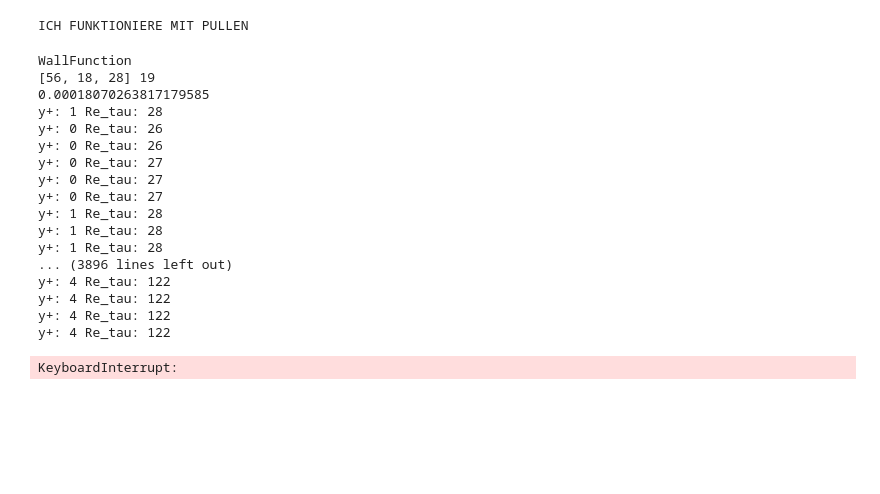
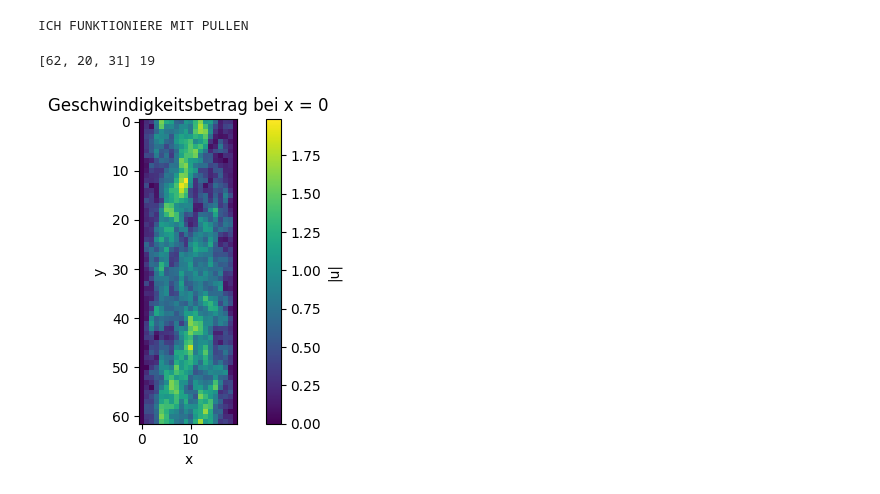
Before and after one commit to Bpicar3s/lettuce, a Jupyter notebook: examples/advanced_flows/ChannelFlowSimulation3D.ipynb, the cells around one changed output. Cells and saved outputs as stored; diff of their text form; code cells hidden in the pictures; blank space fills up the shorter version.

Commit message:
Channel FLow implementierung

```diff
--- a/examples/advanced_flows/ChannelFlowSimulation3D.ipynb
+++ b/examples/advanced_flows/ChannelFlowSimulation3D.ipynb
@@ -19,12 +19,12 @@ parser.add_argument("--vtkdir", type=str, default="./output/")
 parser.add_argument("--csvdir", type=str, default="./output/")
 parser.add_argument("--nout", type=int, default=100)
 parser.add_argument("--nvtk", type=int, default=100)
-parser.add_argument("--tmax", type=int, default=100)
+parser.add_argument("--tmax", type=int, default=0)
 parser.add_argument("--Re", type=int, default=180)
-parser.add_argument("--collision_operator", type=str, default="BGK")
+parser.add_argument("--collision_operator", type=str, default="Smag")
 parser.add_argument("--Precision", type=str, default="Double")
 parser.add_argument("--Mach", type=float, default=0.1)
-parser.add_argument("--h", type=int, default=9, help="Halbe Kanalhöhe in LU")
+parser.add_argument("--h", type=int, default=10, help="Halbe Kanalhöhe in LU")
 parser.add_argument("--bbtype", type=str, default="wallfunction", choices=["halfway", "fullway", "wallfunction", "freeslip"],
                     help="Typ der Bounce-Back-Randbedingung")
 
@@ -52,6 +52,8 @@ Precision = args["Precision"]
 collision_operator = args["collision_operator"]
 Mach = args["Mach"]
 bbtype = args["bbtype"]
+h = args["h"]
+
 # Präzision
 if Precision == "Single":
     dtype = torch.float32
@@ -62,23 +64,17 @@ elif Precision == "Half":
 # %% [output]
 ICH FUNKTIONIERE MIT PULLEN
 # %%
-dtype = torch.float64  # Für Stabilität bei hohen Re
 context = lt.Context(device=torch.device('cuda:0') if torch.cuda
                      .is_available() else torch.device('cpu'),
                      dtype=dtype, use_native = False)
-# 🧱 Domänenmaße & Setup
-h = args["h"]
-res_y = 2 * h
-res_x = int(2 * np.pi * h)
-res_z = int(np.pi * h)
 
-# 🌊 Flow erzeugen, Boundaries übergeben
 flow = lt.ChannelFlow3D(
     context = context,
     resolution=h,
     reynolds_number=Re**(8/7)*(8/0.073)**(4/7),
     stencil = D3Q19(),
-    mach_number=Mach
+    mach_number=Mach,
+    bbtype=bbtype
 )
 
 shape = flow.resolution
@@ -89,12 +85,12 @@ mask_top[:, -1, :] = True
 mask_force = torch.ones(shape, dtype=torch.bool, device=context.device)
 mask_force[:, 0, :] = False
 mask_force[:, -1, :] = False
+
 global_mean_ux_reporter = GlobalMeanUXReporter(flow = flow)
 
 wq_bottom = WallQuantities(mask = mask_bottom, wall = "bottom", flow=flow, boundary=flow.boundaries[0], context = context)
 wq_top = WallQuantities(mask = mask_top, wall = "top", flow=flow, boundary=flow.boundaries[1], context = context)
-print(flow.boundaries[0].__class__.__name__)
-# 🌀 Adaptive Force mit denselben Boundaries
+
 adaptive_force_instance = AdaptiveForce(
     flow=flow,
     context = context,
@@ -105,7 +101,18 @@ adaptive_force_instance = AdaptiveForce(
     base_lbm_tau_lu=flow.units.relaxation_parameter_lu,
     mask = mask_force
 )
-collision = lt.BGKCollision(tau=flow.units.relaxation_parameter_lu, force=adaptive_force_instance)
+
+if collision_operator == "BGK":
+
+    collision = lt.BGKCollision(tau=flow.units.relaxation_parameter_lu, force=adaptive_force_instance)
+
+elif collision_operator == "Smag":
+
+    collision = lt.SmagorinskyCollision(tau=flow.units.relaxation_parameter_lu, force=adaptive_force_instance)
+
+elif collision_operator == "MRT":
+
+    collision = lt.MRTCollision(tau=flow.units.relaxation_parameter_lu, force=adaptive_force_instance)
 
 simulation = lt.Simulation(flow=flow, collision=collision, reporter = [])
 
@@ -116,8 +123,6 @@ simulation.reporter.append(lt.ObservableReporter(wq_top, interval=100, out=None)
 steps = int(flow.units.convert_time_to_lu(tmax))
 vtk_reporter = lt.VTKReporter(interval=max(1, int(steps/100)), filename_base=basedir + "/output_h20_t30")
 simulation.reporter.append(vtk_reporter)
-
-print(flow.units.viscosity_pu)
 
 mlups = simulation.step(num_steps=steps)
 
@@ -135,42 +140,27 @@ with open(csvdir + 'WallQuantitiesBottom.csv', 'w', newline='') as file:
     writer = csv.writer(file)
     writer.writerows(wq_bottom_arr)
 # %% [output]
-WallFunction
-[56, 18, 28] 19
-0.00018070263817179585
-y+: 1 Re_tau: 28
-y+: 0 Re_tau: 26
-y+: 0 Re_tau: 26
-y+: 0 Re_tau: 27
-y+: 0 Re_tau: 27
-y+: 0 Re_tau: 27
-y+: 1 Re_tau: 28
-y+: 1 Re_tau: 28
-y+: 1 Re_tau: 28
-... (3896 lines left out)
-y+: 4 Re_tau: 122
-y+: 4 Re_tau: 122
-y+: 4 Re_tau: 122
-y+: 4 Re_tau: 122
+[62, 20, 31] 19
-KeyboardInterrupt:
 # %%
 import matplotlib.pyplot as plt
 # 💡 Schritt 1: u holen und Betrag berechnen
 u = flow.units.convert_velocity_to_pu(flow.u())  # [3, Nx, Ny, Nz]
 u_mag = torch.sqrt(u[0]**2+u[2]**2)  # [Nx, Ny, Nz]
 
 # 💡 Schritt 2: Slice bei x = 0 extrahieren
-slice_2d = u_mag[:, 0, :]  # [Ny, Nz]
+slice_2d = u_mag[:, :, 0]  # [Ny, Nz]
 
 # 💡 Schritt 3: Plotten
 plt.figure(figsize=(6, 4))
 plt.imshow(slice_2d.cpu().numpy())
 plt.colorbar(label='|u|')
 plt.title('Geschwindigkeitsbetrag bei x = 0')
 plt.xlabel('x')
 plt.ylabel('y')
 plt.tight_layout()
 plt.show()
+# %% [output]
+[figure, added]
 # %%
 
 
```
Also changed, not shown: parts of 2 cells of this notebook, 4 other files.
